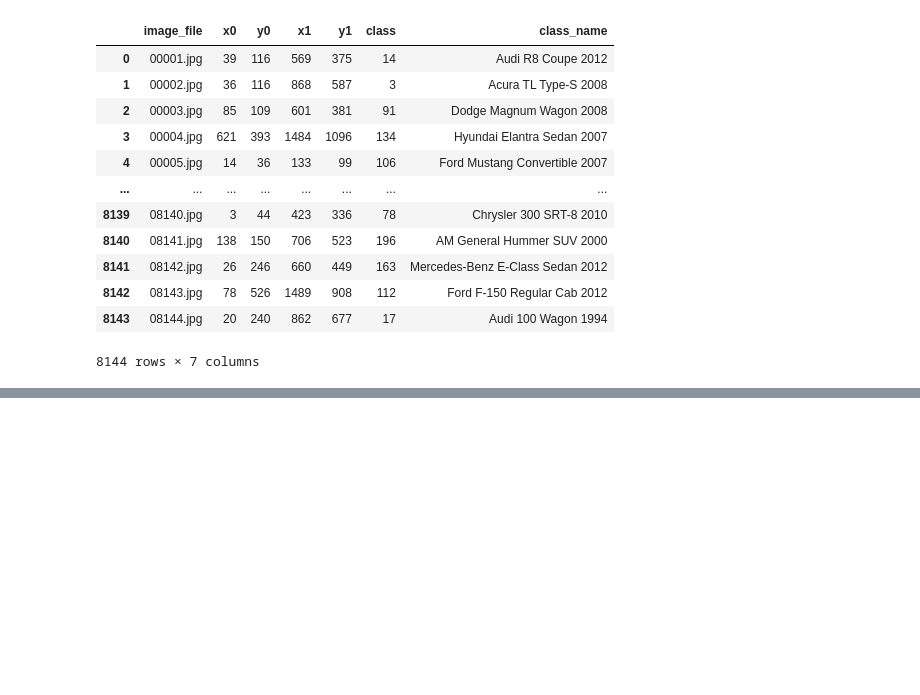
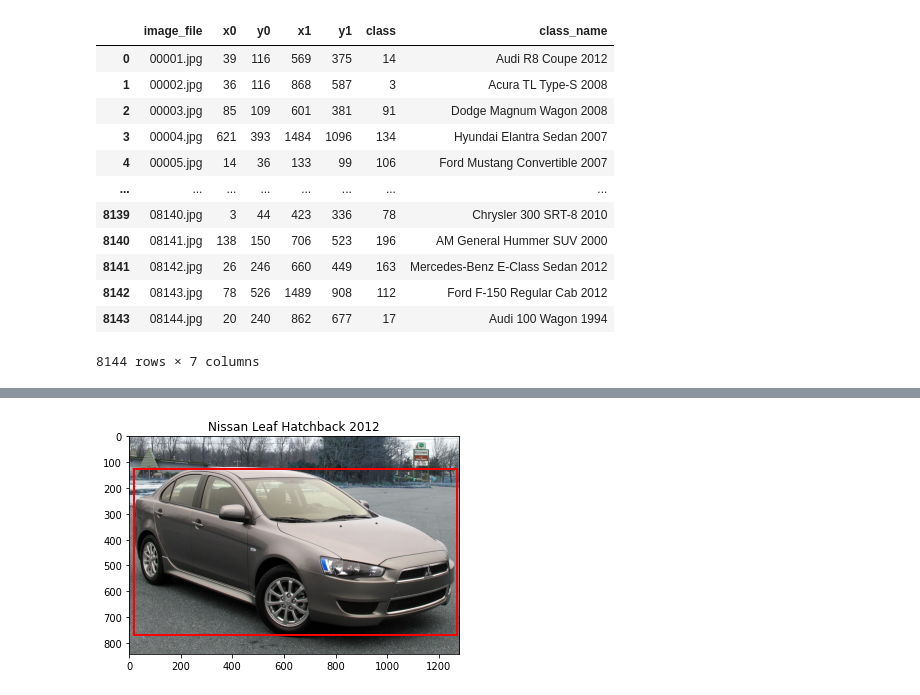
Before and after one commit to bamachrn/car-detection-cv2, a Jupyter notebook: car_detection.ipynb, the cells around one changed output, grey strips where cells are left out. Cells and saved outputs as stored; diff of their text form; code cells hidden in the pictures; blank space fills up the shorter version.

```diff
--- a/car_detection.ipynb
+++ b/car_detection.ipynb
@@ -139,3 +138,18 @@ train_image_list[2]
-# %%
-df = train_annotate[train_annotate["image_file"] == "01966.jpg"]
-df.reset_index(drop=True, inplace=True)
+# %%
+def show_image_with_bb(df):
+  img = cv2.imread(df.car_image_path,1)
+  x0=df.x0
+  x1=df.x1
+  y0=df.y0
+  y1=df.y1
+
+
+  import matplotlib.patches as patches
+
+  fig, ax = plt.subplots(1)
+  ax.imshow(img)
+  rect = patches.Rectangle((x0,y0), (x1-x0),(y1-y0),
+                          linewidth=2, edgecolor='r', facecolor='none')
+  ax.add_patch(rect)
+  plt.title(df.class_name)
+  plt.show()
@@ -168,0 +177,4 @@ plt.show()
+# %%
+show_image_with_bb(df)
+# %% [output]
+[figure, added]
```
Also changed, not shown: parts of 19 cells of this notebook.
